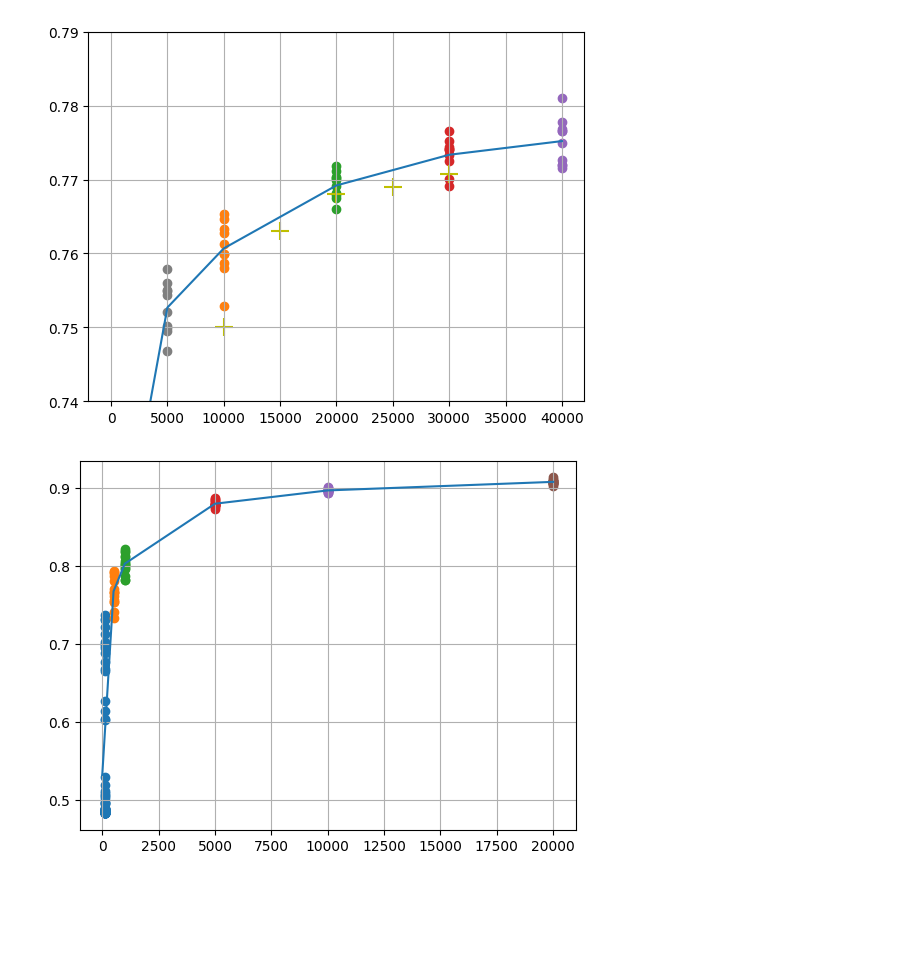
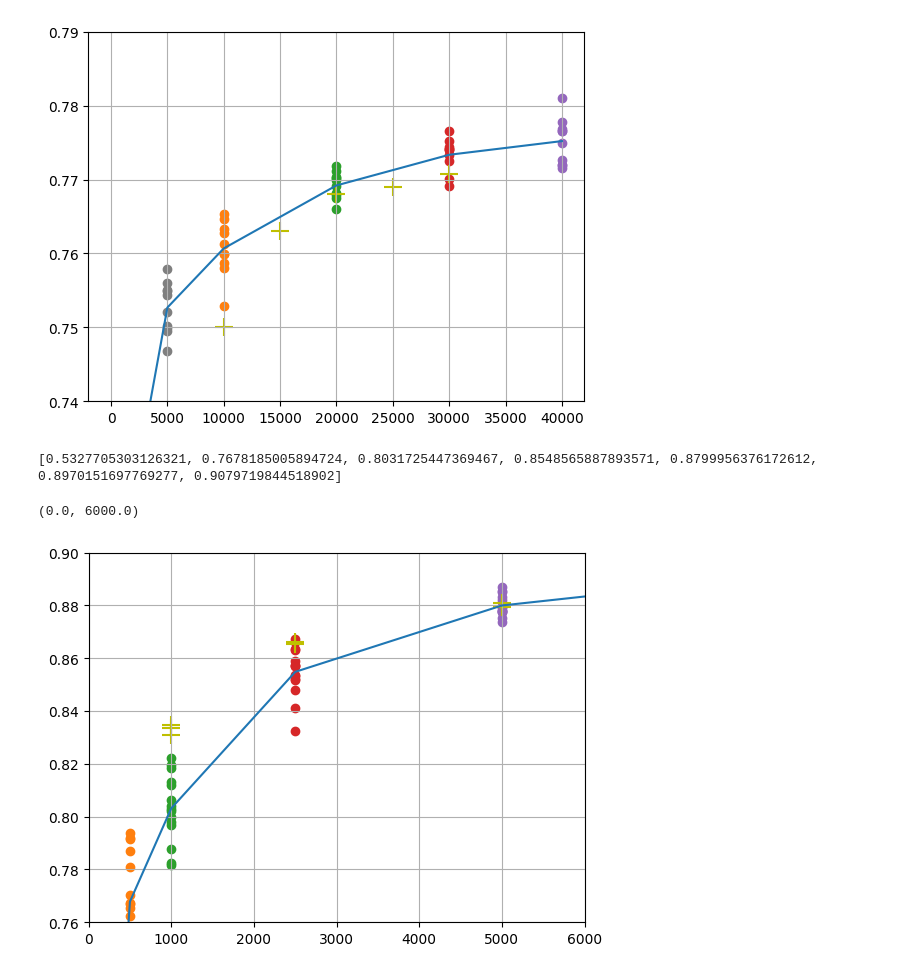
Before and after one commit to Kommunarus/activelearning, a Jupyter notebook: old/plot.ipynb, the cells around one changed output. Drawn from its saved outputs; the diff is of its cells as text; code cells hidden in the pictures; blank space fills up the shorter version.

```diff
--- a/old/plot.ipynb
+++ b/old/plot.ipynb
@@ -103,21 +103,38 @@ y_1000 = [0.7978902472902372, 0.8132715376596584, 0.8223390520948692, 0.78173007
 y_5000 = [0.8820647378745825, 0.878263991239461, 0.877983496174344, 0.8777071593493523, 0.8797845820814685, 0.8855130444852246, 0.8752272914267163, 0.8736285685202252, 0.885282558782531, 0.8793786169599508, 0.8778561164873804, 0.8776056015631049, 0.8869293833015881, 0.8793132566937323, 0.8833961593192547]
 y_10000 = [0.8959941075876332, 0.8975316168643591, 0.896076496334086, 0.8965133477462532, 0.9008796782996038, 0.8995010244284326, 0.8959571833046256, 0.8951297211993687, 0.8933010930973688, 0.8972603704434157, 0.8985609670466521, 0.8967493979176062, 0.8935659143827033, 0.9001073921747922, 0.8980992358270146]
 y_20000 = [0.9122383806469363, 0.9031810323714814, 0.9097642589214248, 0.9093067652070912, 0.9088991953055087, 0.9135881721859389, 0.9070083740198471, 0.9062217305912723, 0.907043172581939, 0.9081974839669809, 0.9061768199899021, 0.9092313662128699, 0.9048248610230559, 0.9046356628255086, 0.9092624909285953]
+y_2500 = [0.8517079448876435, 0.8410578204585805, 0.8635144680873307, 0.8479907630261806, 0.8536480184570038, 0.8323727270561501, 0.8570902609557367, 0.857338385011974, 0.8571315743451746, 0.8588069836208798, 0.8630125934349369, 0.8534385913606055, 0.8522788331479445, 0.8672852452817237, 0.8661746227084928]
 # %%
 x_100 = [100] * len(y_100)
 x_500 = [500] * 15
 x_1000 = [1000] * 15
+x_2500 = [2500] * 15
 x_5000 = [5000] * 15
 x_10000 = [10000] * 15
 x_20000 = [20000] * 15
+# %%
+y_vae_1000 = [0.8335376381765952, 0.8348718812839082, 0.8310520904151447]
+x_vae_1000 = [1000] * len(y_vae_1000)
+y_vae_2500 = [0.8661806308495656, 0.8652607336142117]
+x_vae_2500 = [2500] * len(y_vae_2500)
+y_vae_5000 = [0.8798606311473617, 0.8809682070376873, 0.879587517776673]
+x_vae_5000 = [5000] * len(y_vae_5000)
 # %%
-xx = [x_100, x_500, x_1000, x_5000, x_10000, x_20000]
-yy = [y_100, y_500, y_1000, y_5000, y_10000, y_20000]
+xx = [x_100, x_500, x_1000, x_2500, x_5000, x_10000, x_20000]
+yy = [y_100, y_500, y_1000, y_2500, y_5000, y_10000, y_20000]
 for x, y in zip(xx, yy):
     plt.scatter(x, y)
 
-# print([mean(x) for x in [y_100, ]])
-plt.plot([0, 5e2, 1e3, 5e3, 1e4, 2e4], [mean(x) for x in yy])
+print([mean(x) for x in yy])
+plt.plot([0, 5e2, 1e3, 2.5e3, 5e3, 1e4, 2e4], [mean(x) for x in yy])
 plt.grid(True)
+
+plt.scatter(x_vae_2500, y_vae_2500, marker='+', c='y', s=150)
+plt.scatter(x_vae_5000, y_vae_5000, marker='+', c='y', s=150)
+plt.scatter(x_vae_1000, y_vae_1000, marker='+', c='y', s=150)
+plt.ylim(0.76, 0.9)
+plt.xlim(0, 6000)
 # %% [output]
+[0.5327705303126321, 0.7678185005894724, 0.8031725447369467, 0.8548565887893571, 0.8799956376172612, 0.8970151697769277, 0.9079719844518902]
+(0.0, 6000.0)
-[figure, old version]
+[figure, new version]
```
Also changed, not shown: 7 other files.
